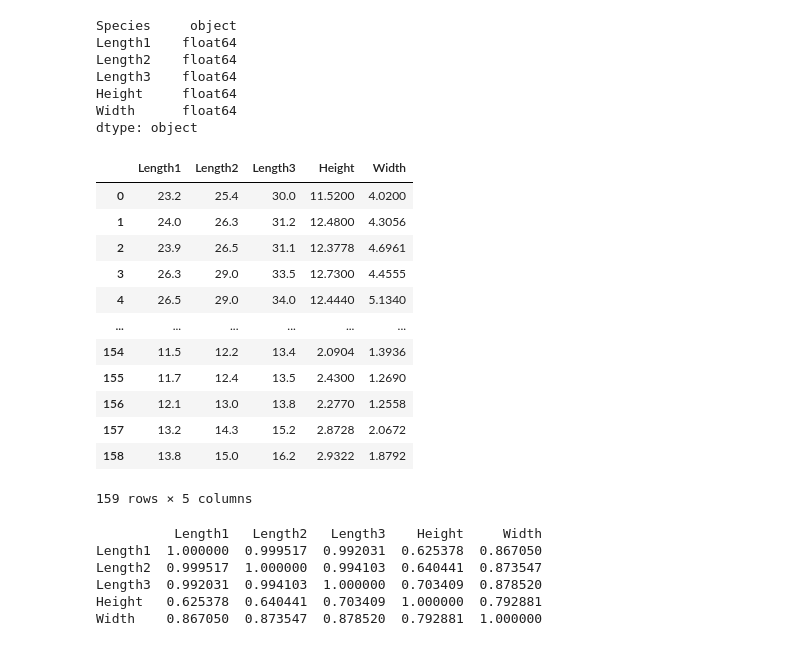
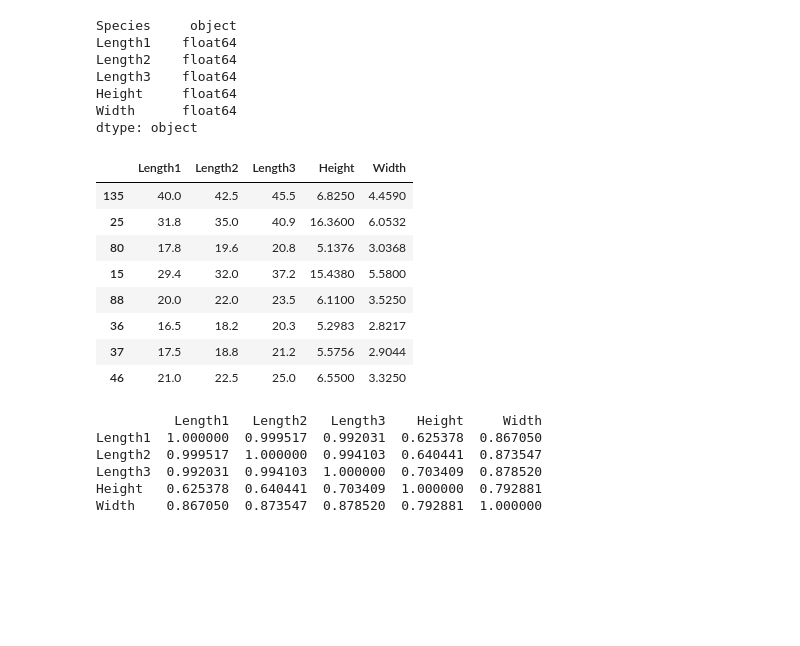
Before and after one commit to marius2347/Fish-Market-Dataset-Linear-Regression-ML, a Jupyter notebook: fish_market.ipynb, the cells around one changed output. Cells and saved outputs as stored; diff of their text form; code cells hidden in the pictures; blank space fills up the shorter version.

```diff
--- a/fish_market.ipynb
+++ b/fish_market.ipynb
@@ -162,22 +162,18 @@ dtype: object
 # %%
 # let's drop the string (object) feature
 fishMarketCopy = fishMarket.copy()
 fishMarketCopy.drop({'Species'}, axis = 1, inplace = True)
-fishMarketCopy
+fishMarketCopy.sample(8)
 # %% [output]
 |  | Length1 | Length2 | Length3 | Height | Width |
-| 0 | 23.2 | 25.4 | 30.0 | 11.5200 | 4.0200 |
-| 1 | 24.0 | 26.3 | 31.2 | 12.4800 | 4.3056 |
-| 2 | 23.9 | 26.5 | 31.1 | 12.3778 | 4.6961 |
-| 3 | 26.3 | 29.0 | 33.5 | 12.7300 | 4.4555 |
-| 4 | 26.5 | 29.0 | 34.0 | 12.4440 | 5.1340 |
-| ... | ... | ... | ... | ... | ... |
-| 154 | 11.5 | 12.2 | 13.4 | 2.0904 | 1.3936 |
-| 155 | 11.7 | 12.4 | 13.5 | 2.4300 | 1.2690 |
-| 156 | 12.1 | 13.0 | 13.8 | 2.2770 | 1.2558 |
-| 157 | 13.2 | 14.3 | 15.2 | 2.8728 | 2.0672 |
-| 158 | 13.8 | 15.0 | 16.2 | 2.9322 | 1.8792 |
+| 135 | 40.0 | 42.5 | 45.5 | 6.8250 | 4.4590 |
+| 25 | 31.8 | 35.0 | 40.9 | 16.3600 | 6.0532 |
+| 80 | 17.8 | 19.6 | 20.8 | 5.1376 | 3.0368 |
+| 15 | 29.4 | 32.0 | 37.2 | 15.4380 | 5.5800 |
+| 88 | 20.0 | 22.0 | 23.5 | 6.1100 | 3.5250 |
+| 36 | 16.5 | 18.2 | 20.3 | 5.2983 | 2.8217 |
+| 37 | 17.5 | 18.8 | 21.2 | 5.5756 | 2.9044 |
+| 46 | 21.0 | 22.5 | 25.0 | 6.5500 | 3.3250 |
-159 rows × 5 columns
 # %%
 # Correlations between features
 corrMatrix = fishMarketCopy.corr()
```
